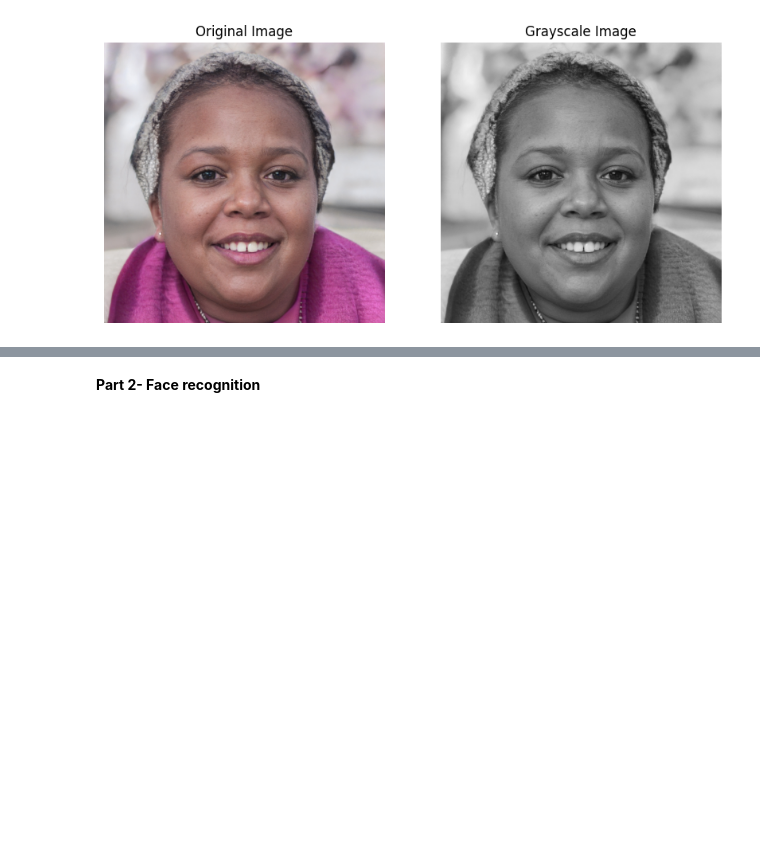
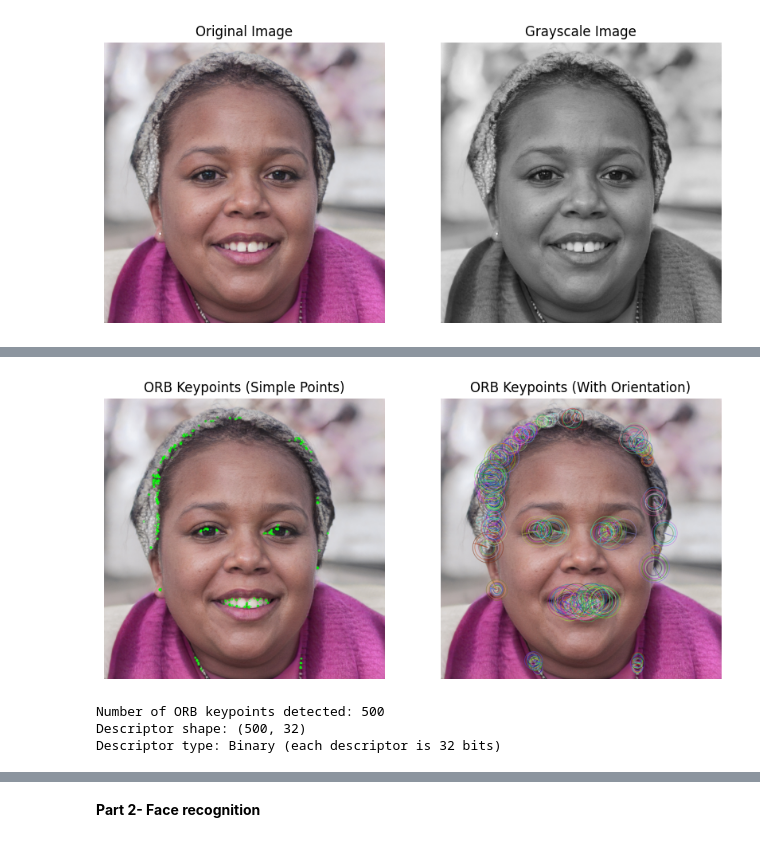
Before and after one commit to ploung/AAI_521_ComputerVision_Module4, a Jupyter notebook: Pros Loung_Assignment4.ipynb, the cells around one changed output, grey strips where cells are left out. Saved outputs shown, nothing was run; the diff lists cells and outputs as text; code cells hidden in the pictures; blank space fills up the shorter version.

```diff
--- a/Pros Loung_Assignment4.ipynb
+++ b/Pros Loung_Assignment4.ipynb
@@ -110,0 +170,40 @@ keypoints_with_size = np.copy(img_rgb)
+# %%
+# c- ORB
+
+# Initialize ORB detector
+orb = cv2.ORB_create()
+
+# Detect keypoints and compute descriptors
+orb_keypoints, orb_descriptors = orb.detectAndCompute(img_gray, None)
+
+# Draw the results - two different visualization styles
+# Simple keypoints visualization
+result1 = cv2.drawKeypoints(img_rgb, orb_keypoints, None,
+                           color=(0, 255, 0))
+
+# Rich keypoints visualization (with orientation)
+result2 = cv2.drawKeypoints(img_rgb, orb_keypoints, None,
+                           flags=cv2.DRAW_MATCHES_FLAGS_DRAW_RICH_KEYPOINTS)
+
+# Display the results
+f = plt.figure(figsize=(10, 5))
+f.add_subplot(1, 2, 1)
+plt.imshow(cv2.cvtColor(result1, cv2.COLOR_BGR2RGB))
+plt.title('ORB Keypoints (Simple Points)')
+plt.axis('off')
+
+f.add_subplot(1, 2, 2)
+plt.imshow(cv2.cvtColor(result2, cv2.COLOR_BGR2RGB))
+plt.title('ORB Keypoints (With Orientation)')
+plt.axis('off')
+plt.show()
+
+print(f"Number of ORB keypoints detected: {len(orb_keypoints)}")
+if orb_descriptors is not None:
+    print(f"Descriptor shape: {orb_descriptors.shape}")
+    print(f"Descriptor type: Binary (each descriptor is {orb_descriptors.shape[1]} bits)")
+# %% [output]
+[figure, added]
+Number of ORB keypoints detected: 500
+Descriptor shape: (500, 32)
+Descriptor type: Binary (each descriptor is 32 bits)
```
Also changed, not shown: parts of 13 cells of this notebook.
